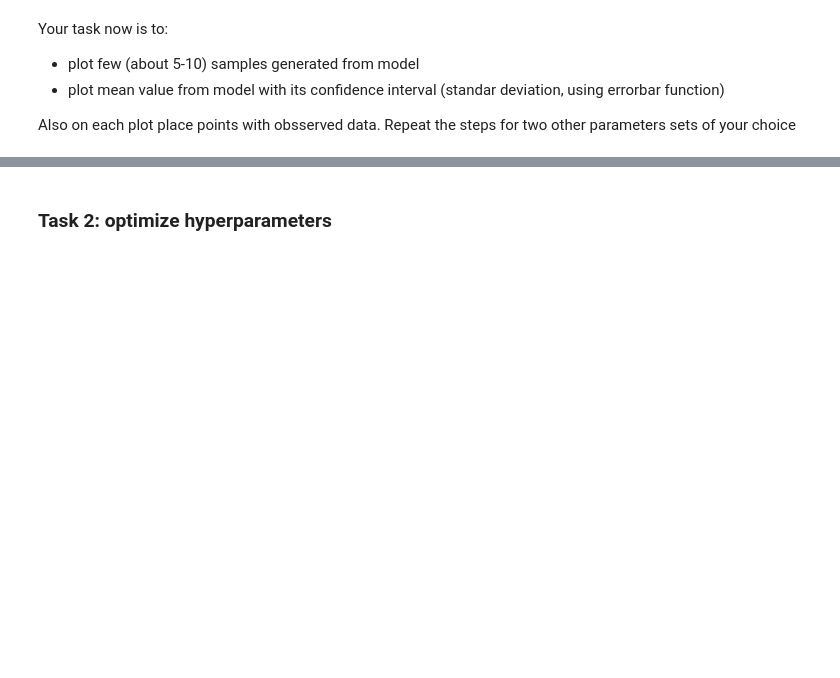
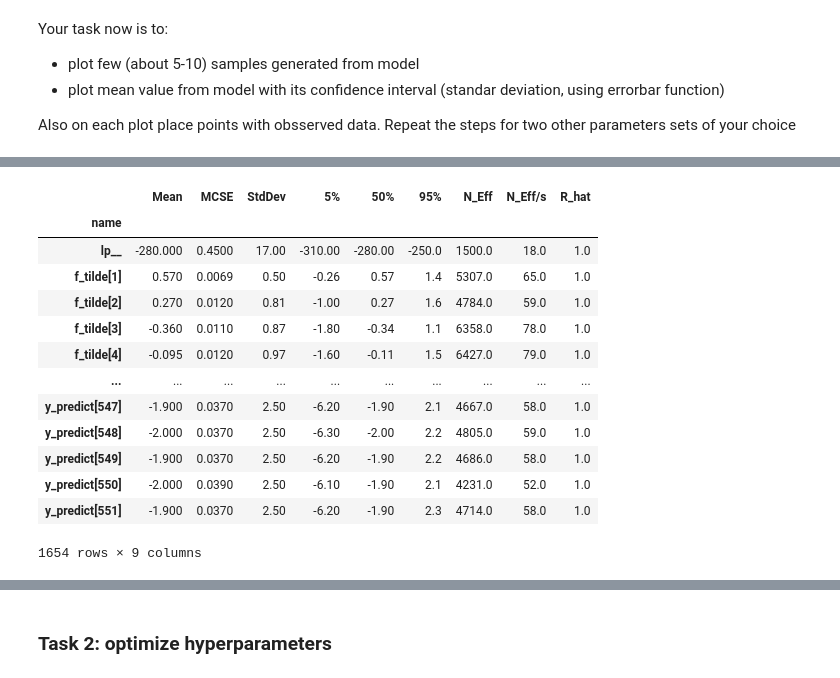
Before and after one commit to tenkinogawa/Data-Analytics, a Jupyter notebook: Lab6/Agnieszka_Welian_lab6.ipynb, the cells around one changed output, grey strips where cells are left out. Drawn from its saved outputs; the diff is of its cells as text; code cells hidden in the pictures; blank space fills up the shorter version.

```diff
--- a/Lab6/Agnieszka_Welian_lab6.ipynb
+++ b/Lab6/Agnieszka_Welian_lab6.ipynb
@@ -165,0 +119,17 @@ INFO:cmdstanpy:CmdStan done processing.
+# %%
+result.summary()
+# %% [output]
+|  | Mean | MCSE | StdDev | 5% | 50% | 95% | N_Eff | N_Eff/s | R_hat |
+| name |  |  |  |  |  |  |  |  |  |
+| lp__ | -280.000 | 0.4500 | 17.00 | -310.00 | -280.00 | -250.0 | 1500.0 | 18.0 | 1.0 |
+| f_tilde[1] | 0.570 | 0.0069 | 0.50 | -0.26 | 0.57 | 1.4 | 5307.0 | 65.0 | 1.0 |
+| f_tilde[2] | 0.270 | 0.0120 | 0.81 | -1.00 | 0.27 | 1.6 | 4784.0 | 59.0 | 1.0 |
+| f_tilde[3] | -0.360 | 0.0110 | 0.87 | -1.80 | -0.34 | 1.1 | 6358.0 | 78.0 | 1.0 |
+| f_tilde[4] | -0.095 | 0.0120 | 0.97 | -1.60 | -0.11 | 1.5 | 6427.0 | 79.0 | 1.0 |
+| ... | ... | ... | ... | ... | ... | ... | ... | ... | ... |
+| y_predict[547] | -1.900 | 0.0370 | 2.50 | -6.20 | -1.90 | 2.1 | 4667.0 | 58.0 | 1.0 |
+| y_predict[548] | -2.000 | 0.0370 | 2.50 | -6.30 | -2.00 | 2.2 | 4805.0 | 59.0 | 1.0 |
+| y_predict[549] | -1.900 | 0.0370 | 2.50 | -6.20 | -1.90 | 2.2 | 4686.0 | 58.0 | 1.0 |
+| y_predict[550] | -2.000 | 0.0390 | 2.50 | -6.10 | -1.90 | 2.1 | 4231.0 | 52.0 | 1.0 |
+| y_predict[551] | -1.900 | 0.0370 | 2.50 | -6.20 | -1.90 | 2.3 | 4714.0 | 58.0 | 1.0 |
+1654 rows × 9 columns
```
Also changed, not shown: parts of 8 cells of this notebook, 7 other files.
